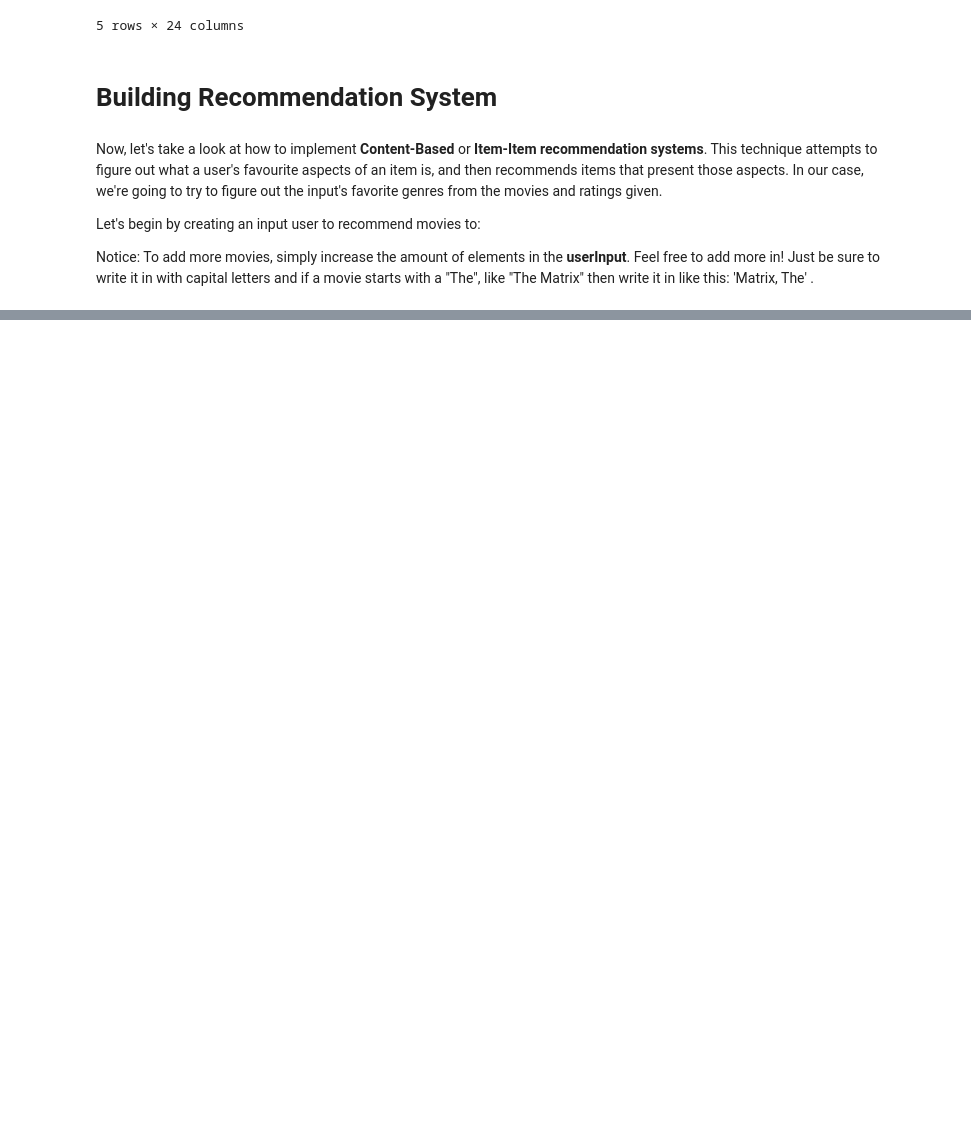
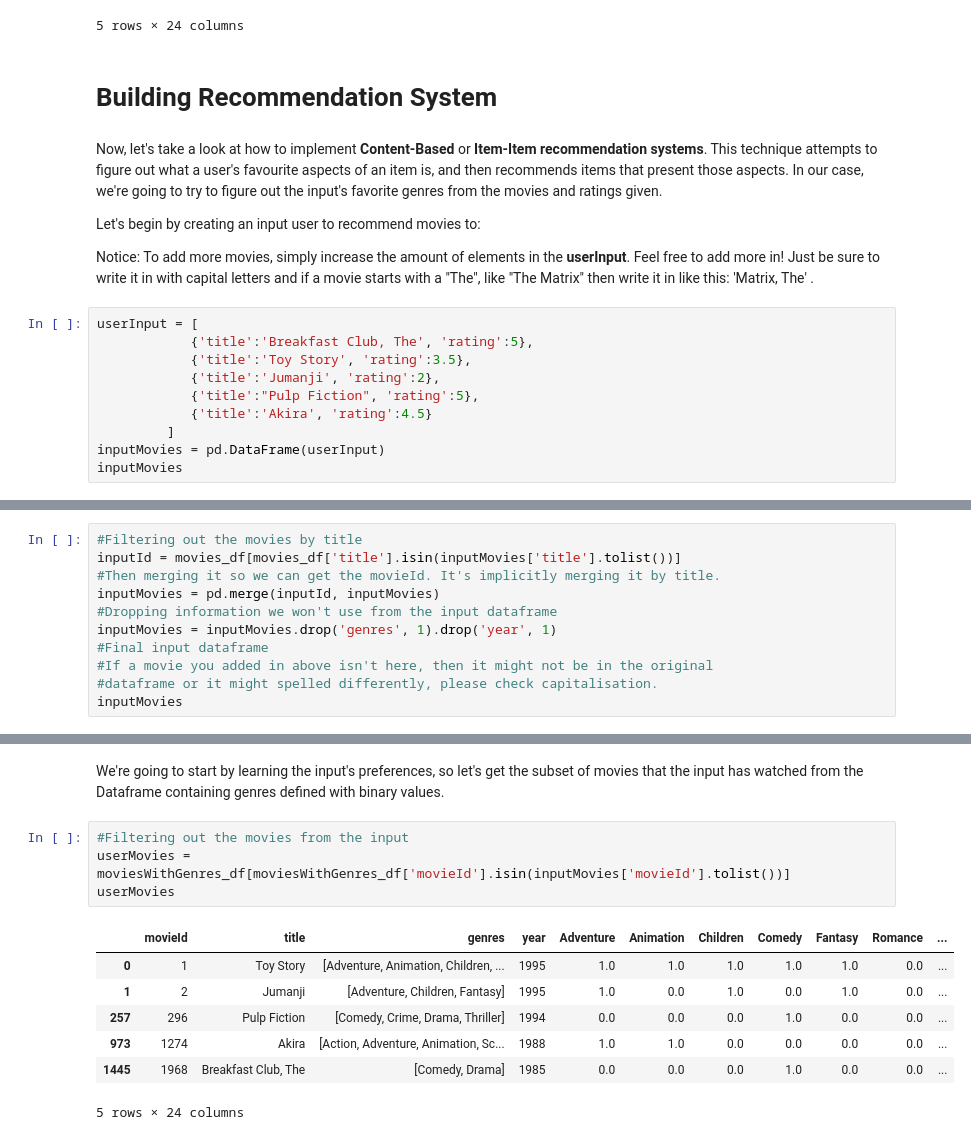
Before and after one commit to AniketAtram/Content_Based_Movie_Recommendation, a Jupyter notebook: Recommender-System-(Content).ipynb, the cells around one changed output, grey strips where cells are left out. Saved outputs shown, nothing was run; the diff lists cells and outputs as text; blank space fills up the shorter version.

```diff
--- a/Recommender-System-(Content).ipynb
+++ b/Recommender-System-(Content).ipynb
@@ -101,3 +101,13 @@ Now, let's take a look at how to implement **Content-Based** or **Item-Item reco
 Let's begin by creating an input user to recommend movies to:
 
 Notice: To add more movies, simply increase the amount of elements in the **userInput**. Feel free to add more in! Just be sure to write it in with capital letters and if a movie starts with a "The", like "The Matrix" then write it in like this: 'Matrix, The' .
+# %%
+userInput = [
+            {'title':'Breakfast Club, The', 'rating':5},
+            {'title':'Toy Story', 'rating':3.5},
+            {'title':'Jumanji', 'rating':2},
+            {'title':"Pulp Fiction", 'rating':5},
+            {'title':'Akira', 'rating':4.5}
+         ]
+inputMovies = pd.DataFrame(userInput)
+inputMovies
@@ -103,0 +127,11 @@ Notice: To add more movies, simply increase the amount of elements in the **user
+# %%
+#Filtering out the movies by title
+inputId = movies_df[movies_df['title'].isin(inputMovies['title'].tolist())]
+#Then merging it so we can get the movieId. It's implicitly merging it by title.
+inputMovies = pd.merge(inputId, inputMovies)
+#Dropping information we won't use from the input dataframe
+inputMovies = inputMovies.drop('genres', 1).drop('year', 1)
+#Final input dataframe
+#If a movie you added in above isn't here, then it might not be in the original
+#dataframe or it might spelled differently, please check capitalisation.
+inputMovies
@@ -103,0 +145,14 @@ Notice: To add more movies, simply increase the amount of elements in the **user
+# %% [markdown]
+We're going to start by learning the input's preferences, so let's get the subset of movies that the input has watched from the Dataframe containing genres defined with binary values.
+# %%
+#Filtering out the movies from the input
+userMovies = moviesWithGenres_df[moviesWithGenres_df['movieId'].isin(inputMovies['movieId'].tolist())]
+userMovies
+# %% [output]
+|  | movieId | title | genres | year | Adventure | Animation | Children | Comedy | Fantasy | Romance | ... |
+| 0 | 1 | Toy Story | [Adventure, Animation, Children, ... | 1995 | 1.0 | 1.0 | 1.0 | 1.0 | 1.0 | 0.0 | ... |
+| 1 | 2 | Jumanji | [Adventure, Children, Fantasy] | 1995 | 1.0 | 0.0 | 1.0 | 0.0 | 1.0 | 0.0 | ... |
+| 257 | 296 | Pulp Fiction | [Comedy, Crime, Drama, Thriller] | 1994 | 0.0 | 0.0 | 0.0 | 1.0 | 0.0 | 0.0 | ... |
+| 973 | 1274 | Akira | [Action, Adventure, Animation, Sc... | 1988 | 1.0 | 1.0 | 0.0 | 0.0 | 0.0 | 0.0 | ... |
+| 1445 | 1968 | Breakfast Club, The | [Comedy, Drama] | 1985 | 0.0 | 0.0 | 0.0 | 1.0 | 0.0 | 0.0 | ... |
+5 rows × 24 columns
```
Also changed, not shown: parts of 17 cells of this notebook.
